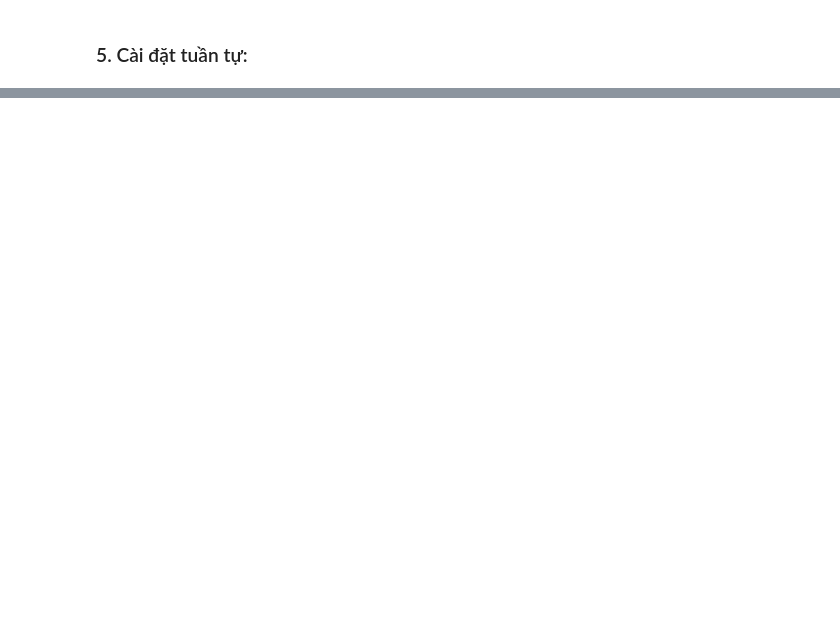
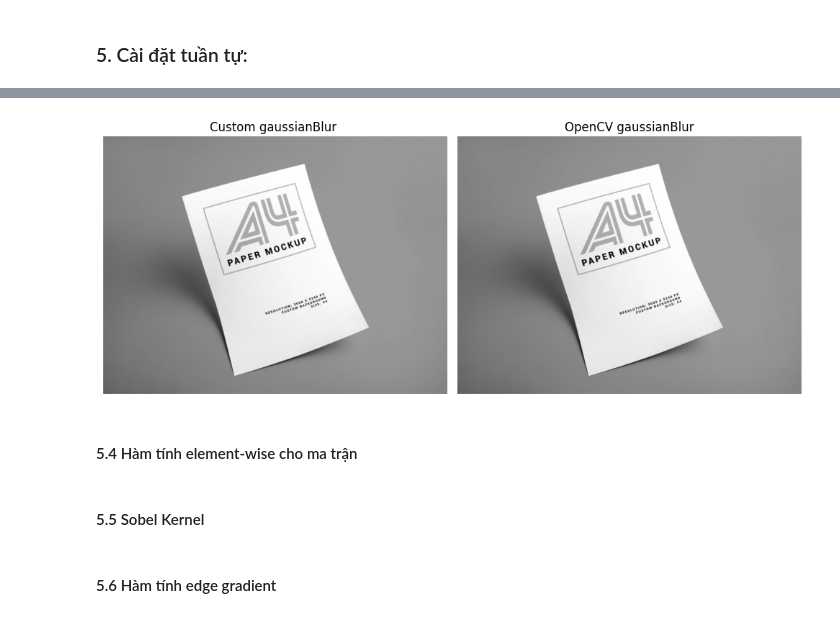
Before and after one commit to huukhoa2112/LTSSUD, a Jupyter notebook: enhancing_image.ipynb, the cells around one changed output, grey strips where cells are left out. Saved outputs shown, nothing was run; the diff lists cells and outputs as text; code cells hidden in the pictures; blank space fills up the shorter version.

```diff
--- a/enhancing_image.ipynb
+++ b/enhancing_image.ipynb
@@ -172,0 +315,25 @@ Mục tiêu của bước này này là lấy ra được viền của ảnh đ
+# %%
+gau_kernel_size = 3
+gau_kernel = gaussian_kernel(gau_kernel_size,1)
+# %%
+gaussianBlur_py = convolution(gray_py, gau_kernel)
+# %%
+gaussianBlur_cv = cv2.GaussianBlur(gray_cv,(gau_kernel_size, gau_kernel_size),1, borderType = cv2.BORDER_REPLICATE)
+# %%
+images = [gaussianBlur_py, gaussianBlur_cv]
+titles = ['Custom gaussianBlur ', 'OpenCV gaussianBlur']
+
+plt.figure(figsize=(10, 5))
+
+for i in range(len(images)):
+    plt.subplot(1, len(images), i+1)
+    plt.imshow(images[i], cmap='gray')
+    plt.title(titles[i])
+    plt.axis('off')
+
+plt.tight_layout()
+plt.show()
+# %% [output]
+[figure, added]
+# %% [markdown]
+#### 5.4 Hàm tính element-wise cho ma trận
@@ -172,0 +364,2 @@ Mục tiêu của bước này này là lấy ra được viền của ảnh đ
+# %% [markdown]
+#### 5.5 Sobel Kernel
@@ -172,0 +369,2 @@ Mục tiêu của bước này này là lấy ra được viền của ảnh đ
+# %% [markdown]
+#### 5.6 Hàm tính edge gradient
```
Also changed, not shown: parts of 57 cells of this notebook.
